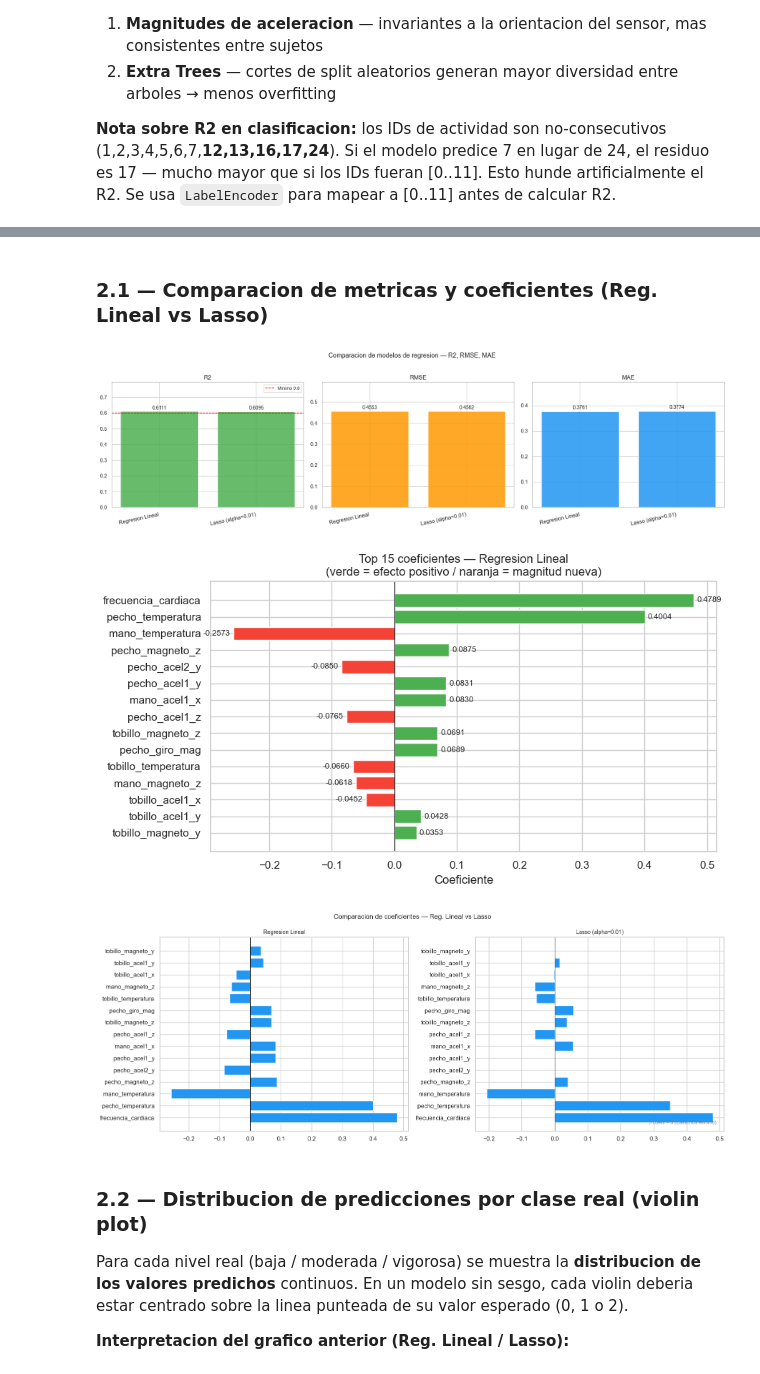
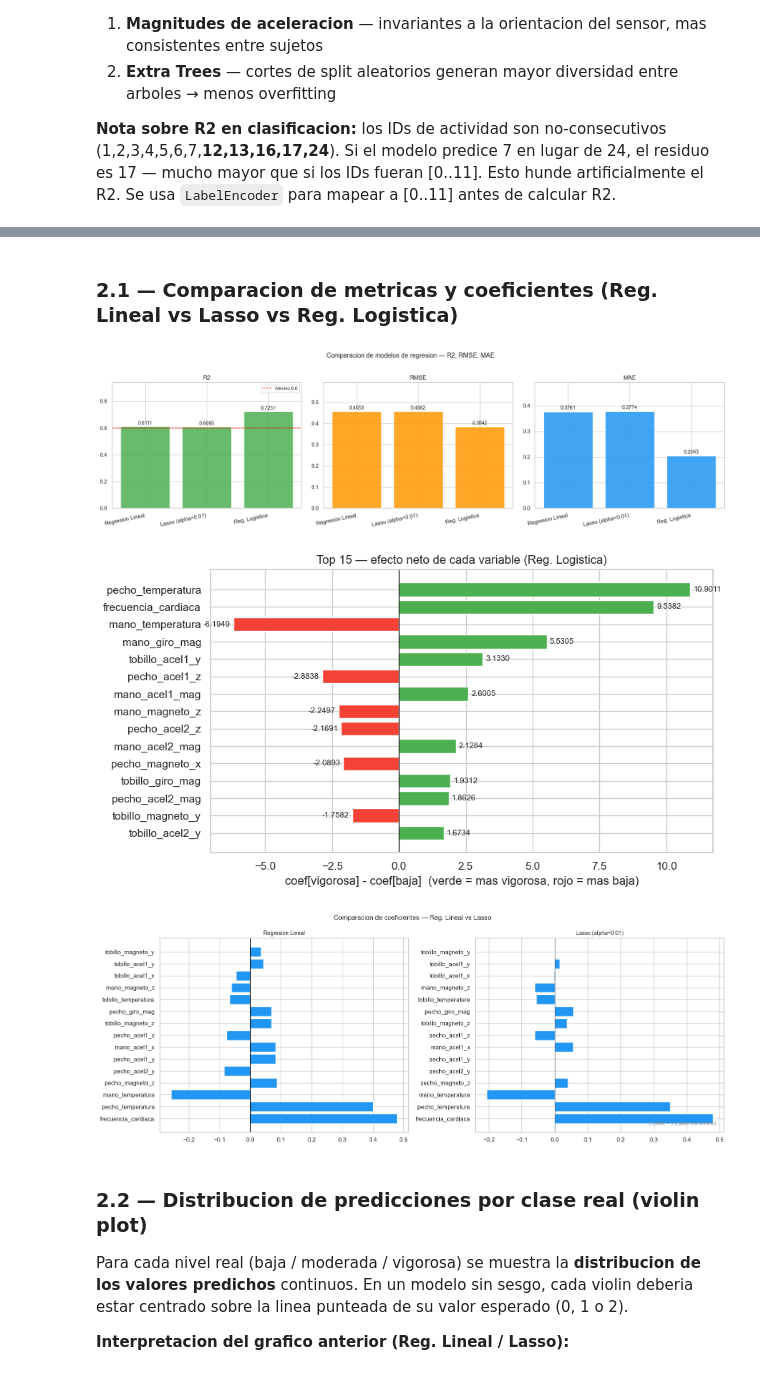
Before and after one commit to FrancoRecalde/TP_CD, a Jupyter notebook: notebooks/02_Modelado2.ipynb, the cells around one changed output, grey strips where cells are left out. Saved outputs shown, nothing was run; the diff lists cells and outputs as text; code cells hidden in the pictures.

```diff
--- a/notebooks/02_Modelado2.ipynb
+++ b/notebooks/02_Modelado2.ipynb
@@ -360,5 +449,5 @@ print(f'>>> Mejor regresion: {mejor_reg_nombre}  (R2 = {resultados_reg[mejor_reg
 # %% [markdown]
-### 2.1 — Comparacion de metricas y coeficientes (Reg. Lineal vs Lasso)
+### 2.1 — Comparacion de metricas y coeficientes (Reg. Lineal vs Lasso vs Reg. Logistica)
 # %%
 fig, axes = plt.subplots(1, 3, figsize=(18, 5))
 for i, (met, col) in enumerate(zip(['R2','RMSE','MAE'], ['#4CAF50','#FF9800','#2196F3'])):
@@ -380,61 +469,66 @@ plt.tight_layout()
 plt.savefig(FIGURES_PATH / 'reg_comparacion_metricas.png', dpi=100, bbox_inches='tight')
 plt.show()
 
-# Coeficientes / importancias del mejor modelo
+# --- Coeficientes / importancias del mejor modelo de regresion ---
 mejor_modelo_reg = resultados_reg[mejor_reg_nombre]['modelo']
+coef_ = mejor_modelo_reg.coef_
 
-if hasattr(mejor_modelo_reg, 'coef_'):
-    coef_vals = mejor_modelo_reg.coef_
-    titulo    = f'Top 15 coeficientes — {mejor_reg_nombre}'
-    xlabel    = 'Coeficiente'
-    coef_abs  = pd.Series(np.abs(coef_vals), index=SENSOR_COLS).nlargest(15).sort_values()
-    bar_cols  = ['#4CAF50' if coef_vals[list(SENSOR_COLS).index(f)] > 0 else '#F44336'
-                 for f in coef_abs.index]
-    bar_vals  = [coef_vals[list(SENSOR_COLS).index(f)] for f in coef_abs.index]
+if coef_.ndim == 1:
+    # LinReg / Lasso: coef_ shape = (n_features,) — coeficientes directos
+    coef_abs = pd.Series(np.abs(coef_), index=SENSOR_COLS).nlargest(15).sort_values()
+    bar_cols = ['#4CAF50' if coef_[list(SENSOR_COLS).index(f)] > 0 else '#F44336'
+                for f in coef_abs.index]
+    bar_vals = [coef_[list(SENSOR_COLS).index(f)] for f in coef_abs.index]
+    titulo   = f'Top 15 coeficientes — {mejor_reg_nombre}'
+    xlabel   = 'Coeficiente (verde = sube intensidad, rojo = baja intensidad)'
 else:
-    coef_abs  = pd.Series(mejor_modelo_reg.feature_importances_, index=SENSOR_COLS).nlargest(15).sort_values()
-    bar_cols  = ['#FF9800' if f.endswith('_mag') else '#4CAF50' for f in coef_abs.index]
-    bar_vals  = coef_abs.values
-    titulo    = f'Top 15 importancias — {mejor_reg_nombre}'
-    xlabel    = 'Importancia relativa'
+    # LogReg: coef_ shape = (n_classes, n_features)
+    # Efecto neto de cada feature: diferencia vigorosa(2) - baja(0)
+    efecto_neto = coef_[2] - coef_[0]
+    coef_abs    = pd.Series(np.abs(efecto_neto), index=SENSOR_COLS).nlargest(15).sort_values()
+    bar_cols    = ['#4CAF50' if efecto_neto[list(SENSOR_COLS).index(f)] > 0 else '#F44336'
+                   for f in coef_abs.index]
+    bar_vals    = [efecto_neto[list(SENSOR_COLS).index(f)] for f in coef_abs.index]
+    titulo      = f'Top 15 — efecto neto de cada variable ({mejor_reg_nombre})'
+    xlabel      = 'coef[vigorosa] - coef[baja]  (verde = mas vigorosa, rojo = mas baja)'
 
 fig, ax = plt.subplots(figsize=(9, 5))
 ax.barh(coef_abs.index, bar_vals, color=bar_cols)
 ax.axvline(0, color='black', lw=0.8)
-ax.set_title(titulo + '\n(verde = efecto positivo / naranja = magnitud nueva)')
+ax.set_title(titulo)
 ax.set_xlabel(xlabel)
-offset = max(abs(v) for v in bar_vals) * 0.01
+offset = max(abs(v) for v in bar_vals) * 0.01 if bar_vals else 0.001
 for i, v in enumerate(bar_vals):
     ax.text(v + (offset if v >= 0 else -offset), i, f'{v:.4f}', va='center',
             ha='left' if v >= 0 else 'right', fontsize=8)
 plt.tight_layout()
 plt.savefig(FIGURES_PATH / 'reg_coeficientes.png', dpi=100, bbox_inches='tight')
 plt.show()
 
-# Comparacion coeficientes Reg.Lineal vs Lasso (solo modelos lineales)
-modelos_lineales = {n: r for n, r in resultados_reg.items() if r['es_lineal']}
-if len(modelos_lineales) >= 2:
-    nombres_lin = list(modelos_lineales.keys())
-    coef_base   = pd.Series(modelos_lineales[nombres_lin[0]]['modelo'].coef_, index=SENSOR_COLS)
-    top_idx     = coef_base.abs().nlargest(15).index
-    fig, axes2  = plt.subplots(1, 2, figsize=(16, 6))
-    for ax2, (nombre, res) in zip(axes2, modelos_lineales.items()):
+# --- Comparacion de coeficientes LinReg vs Lasso (solo 1D) ---
+modelos_1d = {n: r for n, r in resultados_reg.items() if r['es_lineal_simple']}
+if len(modelos_1d) >= 2:
+    nombres_1d = list(modelos_1d.keys())
+    coef_base  = pd.Series(modelos_1d[nombres_1d[0]]['modelo'].coef_, index=SENSOR_COLS)
+    top_idx    = coef_base.abs().nlargest(15).index
+    fig, axes2 = plt.subplots(1, 2, figsize=(16, 6))
+    for ax2, (nombre, res) in zip(axes2, modelos_1d.items()):
         c     = pd.Series(res['modelo'].coef_, index=SENSOR_COLS)[top_idx]
         bar_c = ['#2196F3' if abs(v) > 1e-8 else '#CCCCCC' for v in c.values]
         ax2.barh(c.index, c.values, color=bar_c)
         ax2.axvline(0, color='black', lw=0.8)
         ax2.set_title(nombre, fontsize=10)
         n_z = (np.abs(c.values) < 1e-8).sum()
         if n_z:
             ax2.text(0.97, 0.03, f'{n_z} coefs = 0 (Lasso los elimino)',
                      transform=ax2.transAxes, ha='right', va='bottom', fontsize=9, color='gray')
     plt.suptitle('Comparacion de coeficientes — Reg. Lineal vs Lasso', fontsize=12)
     plt.tight_layout()
     plt.savefig(FIGURES_PATH / 'reg_coeficientes_comparacion.png', dpi=100, bbox_inches='tight')
     plt.show()
 # %% [output]
-[figure, old version]
+[figure, new version]
-[figure, old version]
+[figure, new version]
 [figure]
 # %% [markdown]
 ### 2.2 — Distribucion de predicciones por clase real (violin plot)
```
Also changed, not shown: parts of 30 cells of this notebook, 9 other files.
